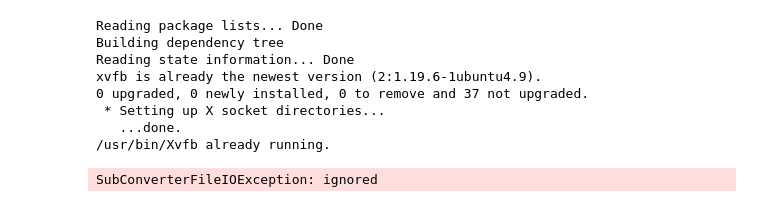
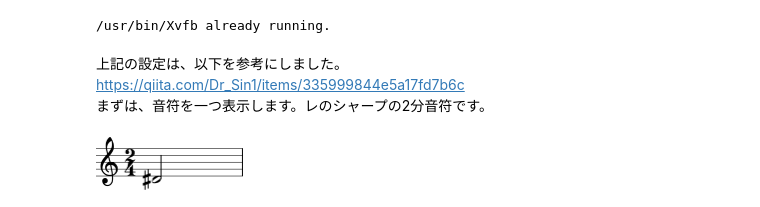
Before and after one commit to afujii/class, a Jupyter notebook: 楽譜を扱う.ipynb, the cells around one changed output. Saved outputs shown, nothing was run; the diff lists cells and outputs as text; code cells hidden in the pictures.

Commit message:
Colaboratory を使用して作成しました

```diff
--- a/楽譜を扱う.ipynb
+++ b/楽譜を扱う.ipynb
@@ -12,16 +10,11 @@ s = corpus.parse('bach/bwv101.7')
 # %%
-# 仮想フレームバッファの設定（Google Colaboratoryで必要な設定）
-!apt-get install xvfb
-!sh -e /etc/init.d/x11-common start
 import os
 os.putenv('DISPLAY', ':99.0')
 !start-stop-daemon --start --pidfile /var/run/xvfb.pid --make-pidfile --background --exec /usr/bin/Xvfb -- :99 -screen 0 1024x768x24 -ac +extension GLX +render -noreset
+# パスの設定（Jupyterと共通）
+us = environment.UserSettings()
+us['musescoreDirectPNGPath'] = '/usr/bin/mscore'
+us['musicxmlPath'] = '/usr/bin/mscore'
+us['directoryScratch'] = '/tmp'
 # %% [output]
-Reading package lists... Done
-Building dependency tree
-Reading state information... Done
-xvfb is already the newest version (2:1.19.6-1ubuntu4.9).
-0 upgraded, 0 newly installed, 0 to remove and 37 not upgraded.
- * Setting up X socket directories...
-   ...done.
 /usr/bin/Xvfb already running.
@@ -35,11 +21,12 @@ us['directoryScratch'] = '/tmp'
-# %%
-#TinyNotation記法による『カエルの歌』
-cp = converter.parse('tinyNotation: 4/4 c4 d4 e4 f4 e4 d4 c4 r e4 f4 g4 a4 g4 f4 e4 r c4 r c4 r c4 r c4 r c8 c8 d8 d8 e8 e8 f8 f8 e4 d4 c4 r')
-#楽譜の表示
-cp.show()
-#ピアノロール式表示
-cp.plot()
-#ヒストグラム表示
-cp.plot('histogram', 'pitch')
-# %% [output]
-SubConverterFileIOException: ignored
+# %% [markdown]
+上記の設定は、以下を参考にしました。　\
+https://qiita.com/Dr_Sin1/items/335999844e5a17fd7b6c \
+まずは、音符を一つ表示します。レのシャープの2分音符です。
+# %%
+from music21 import *
+
+n = note.Note("D#")
+n.duration.type = 'half'
+n.show()
+# %% [output]
+[figure, added]
```
Also changed, not shown: parts of 13 cells of this notebook.
